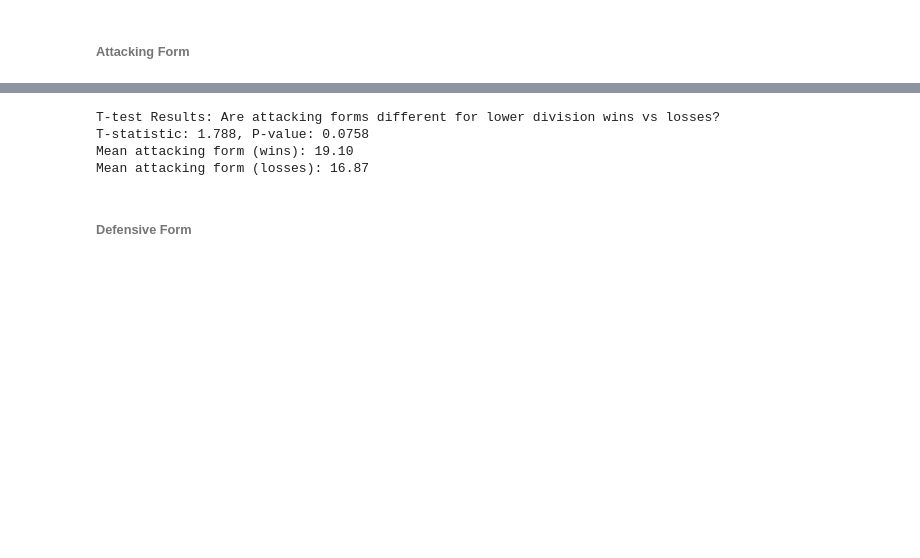
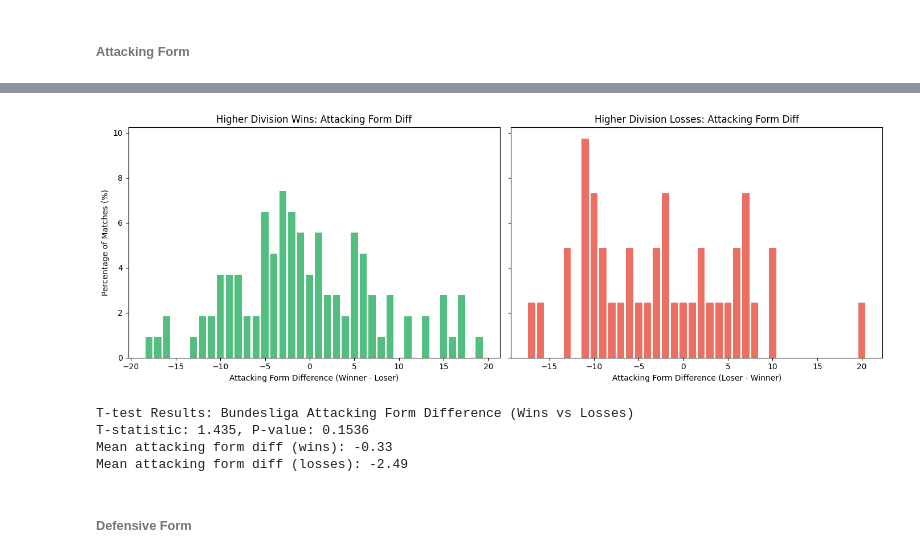
Before and after one commit to armin2080/DFB-Cup, a Jupyter notebook: notebook.ipynb, the cells around one changed output, grey strips where cells are left out. Saved outputs shown, nothing was run; the diff lists cells and outputs as text; code cells hidden in the pictures; blank space fills up the shorter version.

```diff
--- a/notebook.ipynb
+++ b/notebook.ipynb
@@ -1907,18 +1826,54 @@ plt.show()
+# %%
+higher_loss_attacking_form_diff = lower_attacking_form_df['Loser Attacking Form'] - lower_attacking_form_df['Winner Attacking Form']
+higher_win_attacking_form_diff = higher_attacking_form_df['Winner Attacking Form'] - higher_attacking_form_df['Loser Attacking Form']
+
+# Calculate unique values and their percentages for both distributions
+unique_win, counts_win = np.unique(higher_win_attacking_form_diff.dropna(), return_counts=True)
+total_win = counts_win.sum()
+percentages_win = {val: (cnt / total_win) * 100 for val, cnt in zip(unique_win, counts_win)}
+# Filter to keep only values between -20 and 20
+percentages_win = {k: v for k, v in percentages_win.items() if -20 <= k <= 20}
+
+unique_loss, counts_loss = np.unique(higher_loss_attacking_form_diff.dropna(), return_counts=True)
+total_loss = counts_loss.sum()
+percentages_loss = {val: (cnt / total_loss) * 100 for val, cnt in zip(unique_loss, counts_loss)}
+
+# Plot percentage distributions
+fig, ax = plt.subplots(1, 2, figsize=(14, 5), sharey=True)
+
+# Bundesliga wins
+win_keys = sorted(percentages_win.keys())
+ax[0].bar(win_keys, [percentages_win[k] for k in win_keys], color='#27ae60', alpha=0.8)
+ax[0].set_title('Higher Division Wins: Attacking Form Diff')
+ax[0].set_xlabel('Attacking Form Difference (Winner - Loser)')
+ax[0].set_ylabel('Percentage of Matches (%)')
+
+# Bundesliga losses
+loss_keys = sorted(percentages_loss.keys())
+ax[1].bar(loss_keys, [percentages_loss[k] for k in loss_keys], color='#e74c3c', alpha=0.8)
+ax[1].set_title('Higher Division Losses: Attacking Form Diff')
+ax[1].set_xlabel('Attacking Form Difference (Loser - Winner)')
+
+plt.tight_layout()
+plt.show()
+# %% [output]
+[figure, added]
 # %%
-from scipy.stats import ttest_ind
+# Filter buli_win_attacking_form_diff to keep only values between -20 and 20
+higher_win_attacking_form_diff = higher_win_attacking_form_diff[(higher_win_attacking_form_diff >= -20) & (higher_win_attacking_form_diff <= 20)]
 
-# Perform t-test: lower_win_attacking_form vs lower_loss_attacking_form
-t_stat, p_val = ttest_ind(lower_win_attacking_form, lower_loss_attacking_form, nan_policy='omit')
+# Perform t-test: Bundesliga wins vs losses attacking form difference
+t_stat, p_val = ttest_ind(higher_win_attacking_form_diff, higher_loss_attacking_form_diff, nan_policy='omit')
 
-print("T-test Results: Are attacking forms different for lower division wins vs losses?")
+print("T-test Results: Bundesliga Attacking Form Difference (Wins vs Losses)")
 print(f"T-statistic: {t_stat:.3f}, P-value: {p_val:.4f}")
-print(f"Mean attacking form (wins): {np.mean(lower_win_attacking_form):.2f}")
-print(f"Mean attacking form (losses): {np.mean(lower_loss_attacking_form):.2f}")
+print(f"Mean attacking form diff (wins): {higher_win_attacking_form_diff.mean():.2f}")
+print(f"Mean attacking form diff (losses): {higher_loss_attacking_form_diff.mean():.2f}")
 # %% [output]
-T-test Results: Are attacking forms different for lower division wins vs losses?
-T-statistic: 1.788, P-value: 0.0758
-Mean attacking form (wins): 19.10
-Mean attacking form (losses): 16.87
+T-test Results: Bundesliga Attacking Form Difference (Wins vs Losses)
+T-statistic: 1.435, P-value: 0.1536
+Mean attacking form diff (wins): -0.33
+Mean attacking form diff (losses): -2.49
 # %% [markdown]
 ###### Defensive Form
 # %%
```
Also changed, not shown: parts of 9 cells of this notebook.
